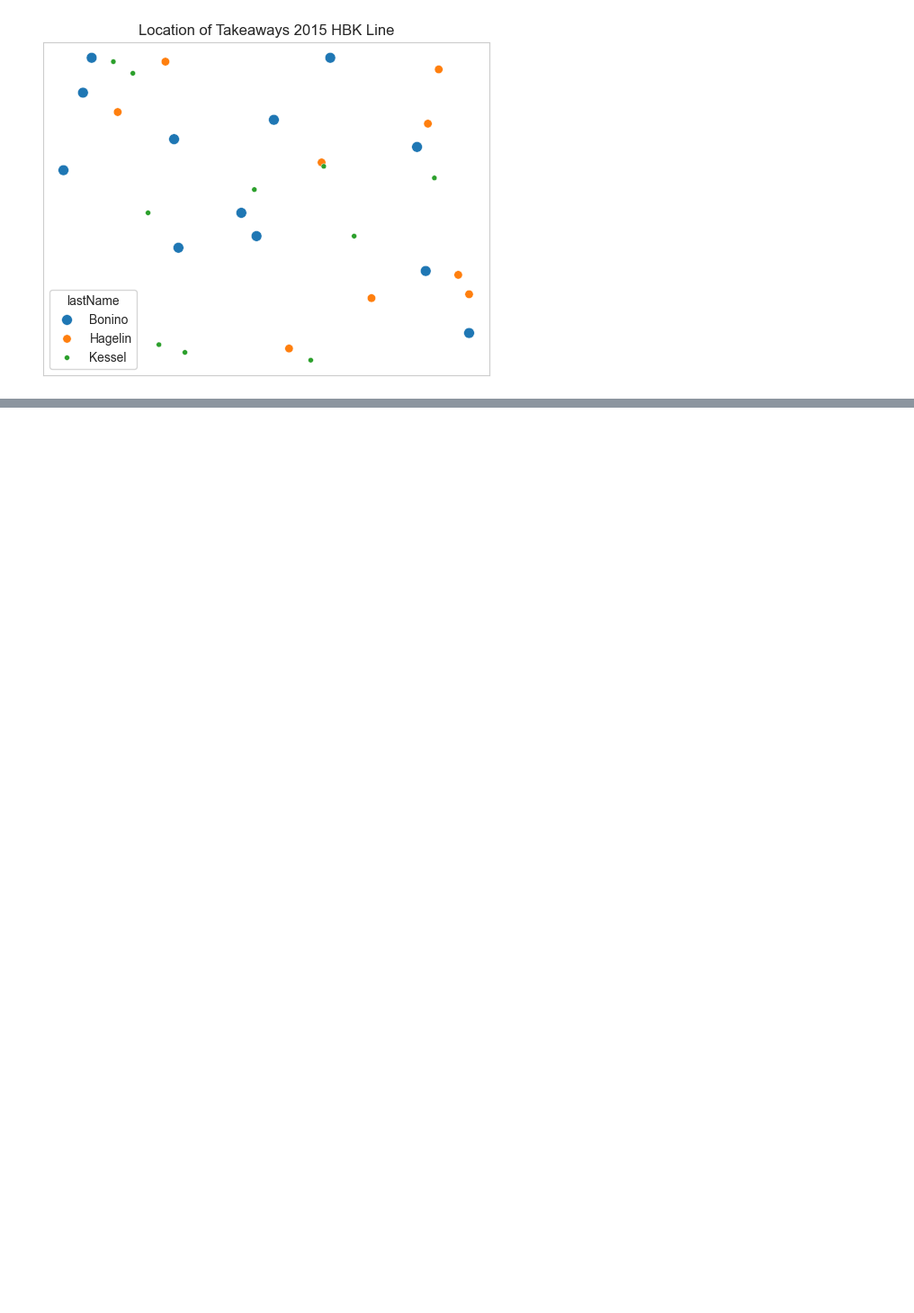
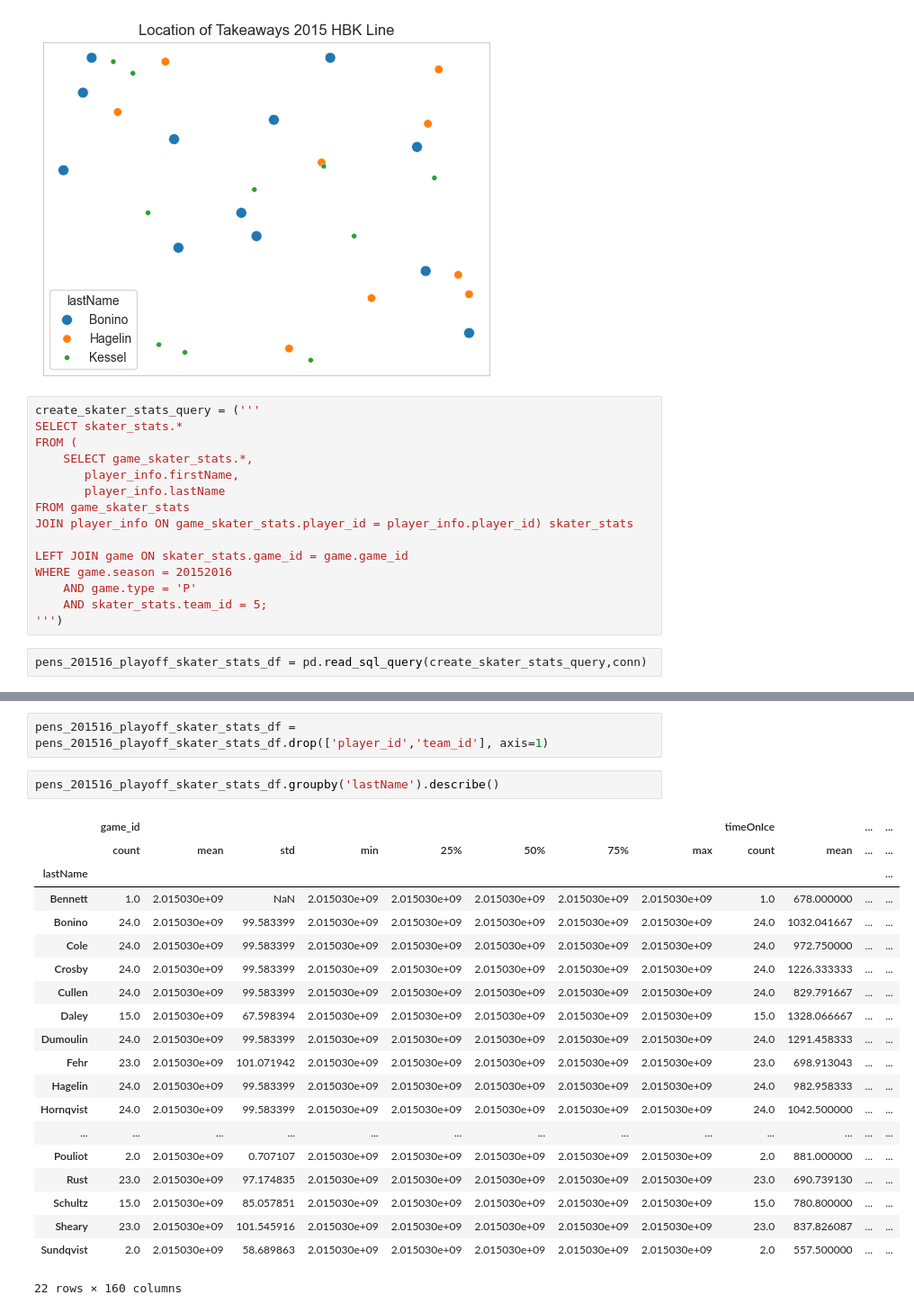
Before and after one commit to boncz/PenguinsHockeyAnalysis, a Jupyter notebook: PensPlayoffAnalysis.ipynb, the cells around one changed output, grey strips where cells are left out. Shown at 90% size. Cells and saved outputs as stored; diff of their text form; blank space fills up the shorter version.

Commit message:
second df created player_stats

```diff
--- a/PensPlayoffAnalysis.ipynb
+++ b/PensPlayoffAnalysis.ipynb
@@ -192,3 +192,20 @@ for event in events:
 [figure]
 [figure]
 [figure]
+# %%
+create_skater_stats_query = ('''
+SELECT skater_stats.*
+FROM (
+    SELECT game_skater_stats.*,
+       player_info.firstName,
+       player_info.lastName
+FROM game_skater_stats
+JOIN player_info ON game_skater_stats.player_id = player_info.player_id) skater_stats
+
+LEFT JOIN game ON skater_stats.game_id = game.game_id
+WHERE game.season = 20152016
+    AND game.type = 'P'
+    AND skater_stats.team_id = 5;
+''')
+# %%
+pens_201516_playoff_skater_stats_df = pd.read_sql_query(create_skater_stats_query,conn)
@@ -194,0 +222,25 @@ for event in events:
+# %%
+pens_201516_playoff_skater_stats_df = pens_201516_playoff_skater_stats_df.drop(['player_id','team_id'], axis=1)
+# %%
+pens_201516_playoff_skater_stats_df.groupby('lastName').describe()
+# %% [output]
+|  | game_id |  |  |  |  |  |  |  | timeOnIce |  | ... | ... |
+|  | count | mean | std | min | 25% | 50% | 75% | max | count | mean | ... | ... |
+| lastName |  |  |  |  |  |  |  |  |  |  |  | ... |
+| Bennett | 1.0 | 2.015030e+09 | NaN | 2.015030e+09 | 2.015030e+09 | 2.015030e+09 | 2.015030e+09 | 2.015030e+09 | 1.0 | 678.000000 | ... | ... |
+| Bonino | 24.0 | 2.015030e+09 | 99.583399 | 2.015030e+09 | 2.015030e+09 | 2.015030e+09 | 2.015030e+09 | 2.015030e+09 | 24.0 | 1032.041667 | ... | ... |
+| Cole | 24.0 | 2.015030e+09 | 99.583399 | 2.015030e+09 | 2.015030e+09 | 2.015030e+09 | 2.015030e+09 | 2.015030e+09 | 24.0 | 972.750000 | ... | ... |
+| Crosby | 24.0 | 2.015030e+09 | 99.583399 | 2.015030e+09 | 2.015030e+09 | 2.015030e+09 | 2.015030e+09 | 2.015030e+09 | 24.0 | 1226.333333 | ... | ... |
+| Cullen | 24.0 | 2.015030e+09 | 99.583399 | 2.015030e+09 | 2.015030e+09 | 2.015030e+09 | 2.015030e+09 | 2.015030e+09 | 24.0 | 829.791667 | ... | ... |
+| Daley | 15.0 | 2.015030e+09 | 67.598394 | 2.015030e+09 | 2.015030e+09 | 2.015030e+09 | 2.015030e+09 | 2.015030e+09 | 15.0 | 1328.066667 | ... | ... |
+| Dumoulin | 24.0 | 2.015030e+09 | 99.583399 | 2.015030e+09 | 2.015030e+09 | 2.015030e+09 | 2.015030e+09 | 2.015030e+09 | 24.0 | 1291.458333 | ... | ... |
+| Fehr | 23.0 | 2.015030e+09 | 101.071942 | 2.015030e+09 | 2.015030e+09 | 2.015030e+09 | 2.015030e+09 | 2.015030e+09 | 23.0 | 698.913043 | ... | ... |
+| Hagelin | 24.0 | 2.015030e+09 | 99.583399 | 2.015030e+09 | 2.015030e+09 | 2.015030e+09 | 2.015030e+09 | 2.015030e+09 | 24.0 | 982.958333 | ... | ... |
+| Hornqvist | 24.0 | 2.015030e+09 | 99.583399 | 2.015030e+09 | 2.015030e+09 | 2.015030e+09 | 2.015030e+09 | 2.015030e+09 | 24.0 | 1042.500000 | ... | ... |
+| ... | ... | ... | ... | ... | ... | ... | ... | ... | ... | ... | ... | ... |
+| Pouliot | 2.0 | 2.015030e+09 | 0.707107 | 2.015030e+09 | 2.015030e+09 | 2.015030e+09 | 2.015030e+09 | 2.015030e+09 | 2.0 | 881.000000 | ... | ... |
+| Rust | 23.0 | 2.015030e+09 | 97.174835 | 2.015030e+09 | 2.015030e+09 | 2.015030e+09 | 2.015030e+09 | 2.015030e+09 | 23.0 | 690.739130 | ... | ... |
+| Schultz | 15.0 | 2.015030e+09 | 85.057851 | 2.015030e+09 | 2.015030e+09 | 2.015030e+09 | 2.015030e+09 | 2.015030e+09 | 15.0 | 780.800000 | ... | ... |
+| Sheary | 23.0 | 2.015030e+09 | 101.545916 | 2.015030e+09 | 2.015030e+09 | 2.015030e+09 | 2.015030e+09 | 2.015030e+09 | 23.0 | 837.826087 | ... | ... |
+| Sundqvist | 2.0 | 2.015030e+09 | 58.689863 | 2.015030e+09 | 2.015030e+09 | 2.015030e+09 | 2.015030e+09 | 2.015030e+09 | 2.0 | 557.500000 | ... | ... |
+22 rows × 160 columns
```
Also changed, not shown: parts of 2 cells of this notebook.
